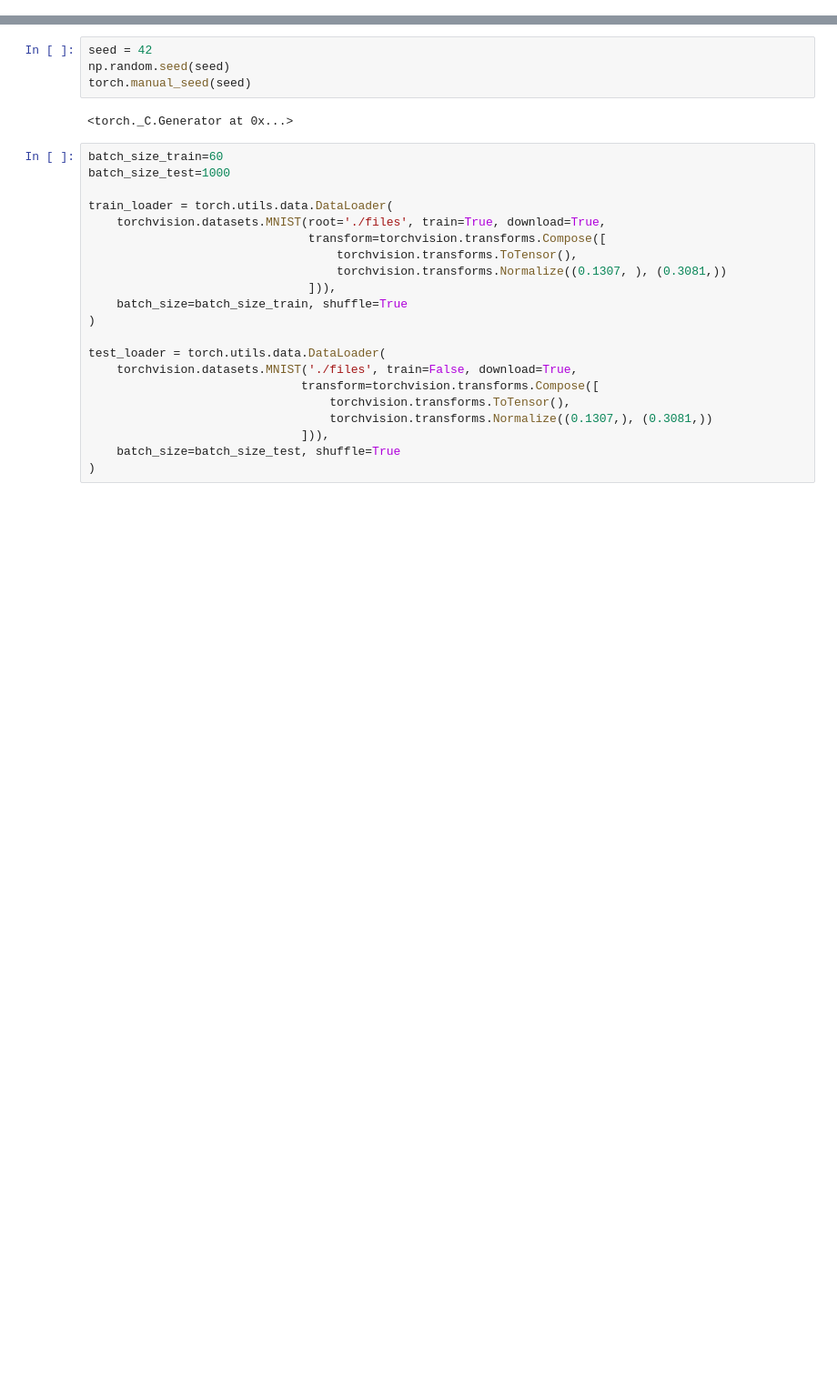
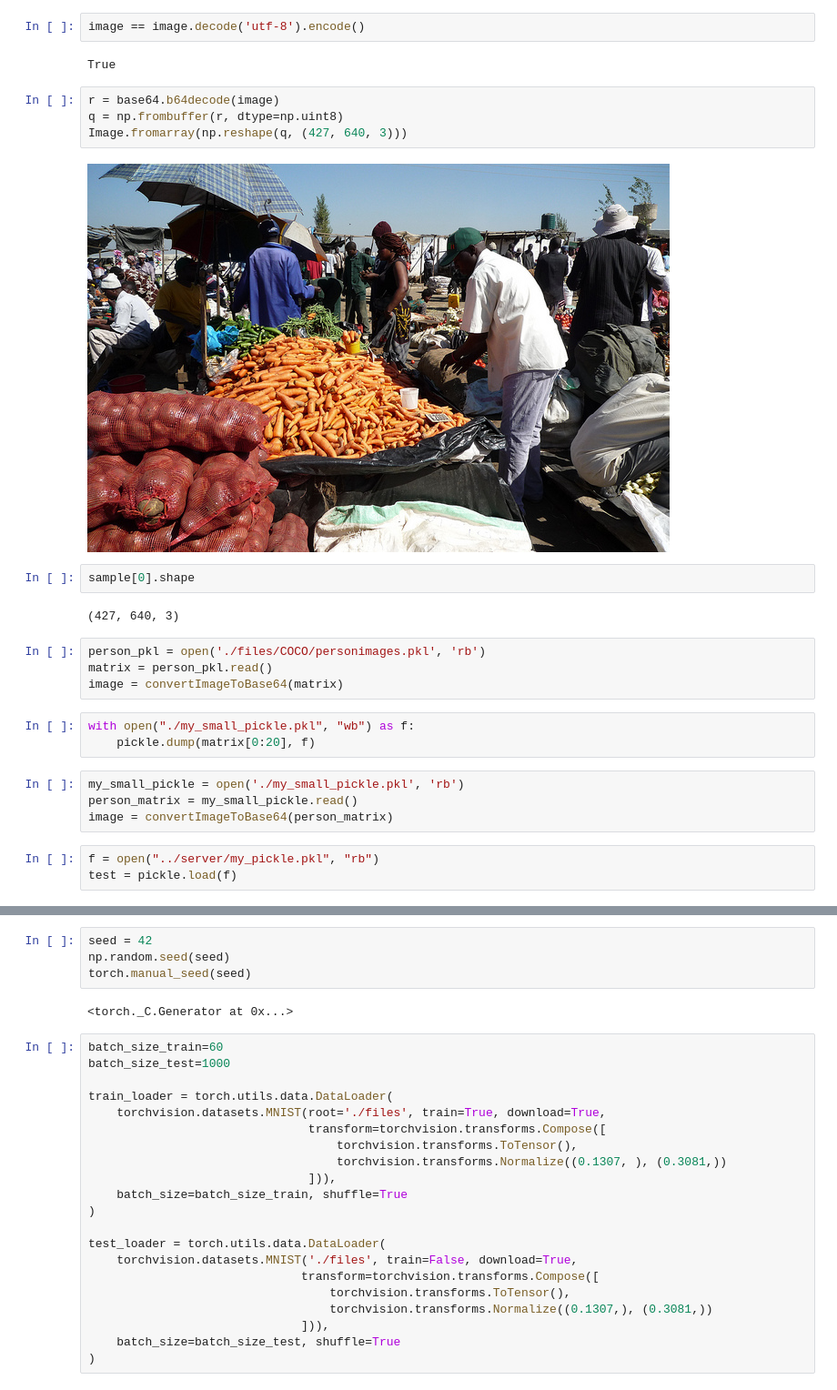
Before and after one commit to davidzlchen/federated-learning-model, a Jupyter notebook: client/CNN Practice.ipynb, the cells around one changed output, grey strips where cells are left out. Shown at 91% size. Saved outputs shown, nothing was run; the diff lists cells and outputs as text; blank space fills up the shorter version.

```diff
--- a/client/CNN Practice.ipynb
+++ b/client/CNN Practice.ipynb
@@ -6,0 +81,28 @@ import itertools
+# %%
+image == image.decode('utf-8').encode()
+# %% [output]
+True
+# %%
+r = base64.b64decode(image)
+q = np.frombuffer(r, dtype=np.uint8)
+Image.fromarray(np.reshape(q, (427, 640, 3)))
+# %% [output]
+[figure, added]
+# %%
+sample[0].shape
+# %% [output]
+(427, 640, 3)
+# %%
+person_pkl = open('./files/COCO/personimages.pkl', 'rb')
+matrix = person_pkl.read()
+image = convertImageToBase64(matrix)
+# %%
+with open("./my_small_pickle.pkl", "wb") as f:
+    pickle.dump(matrix[0:20], f)
+# %%
+my_small_pickle = open('./my_small_pickle.pkl', 'rb')
+person_matrix = my_small_pickle.read()
+image = convertImageToBase64(person_matrix)
+# %%
+f = open("../server/my_pickle.pkl", "rb")
+test = pickle.load(f)
```
Also changed, not shown: parts of 13 cells of this notebook, 5 other files.
